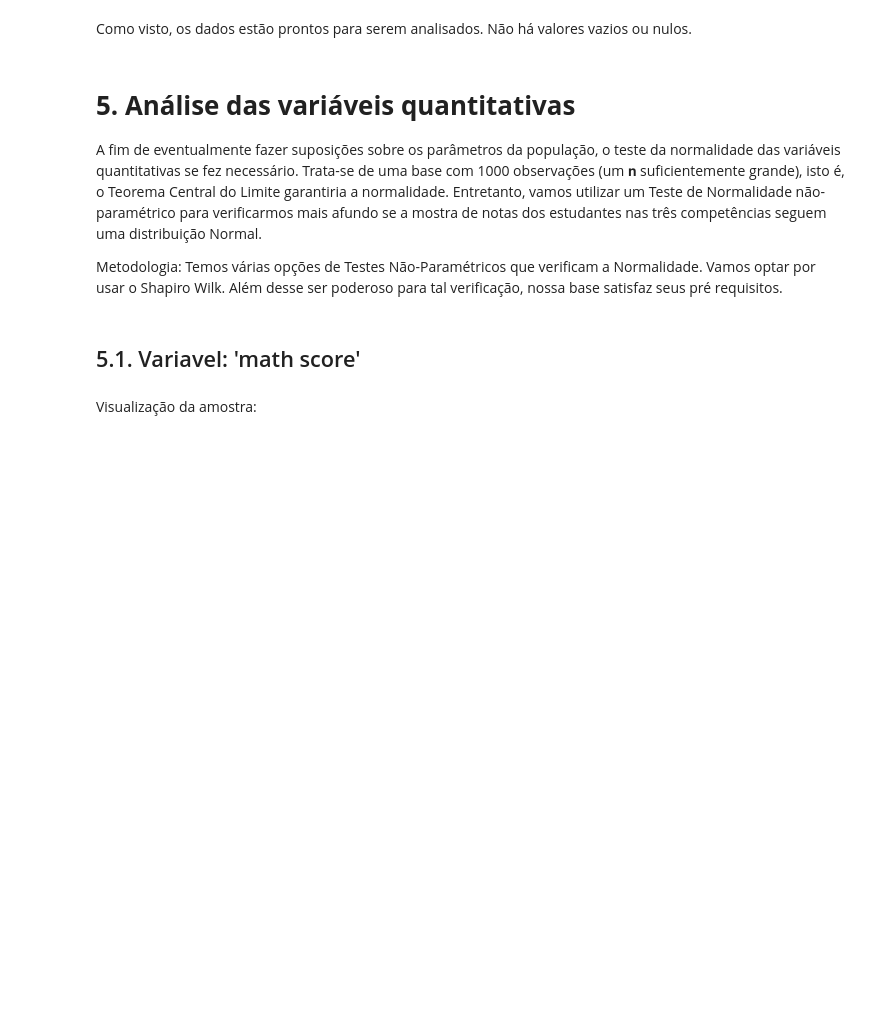
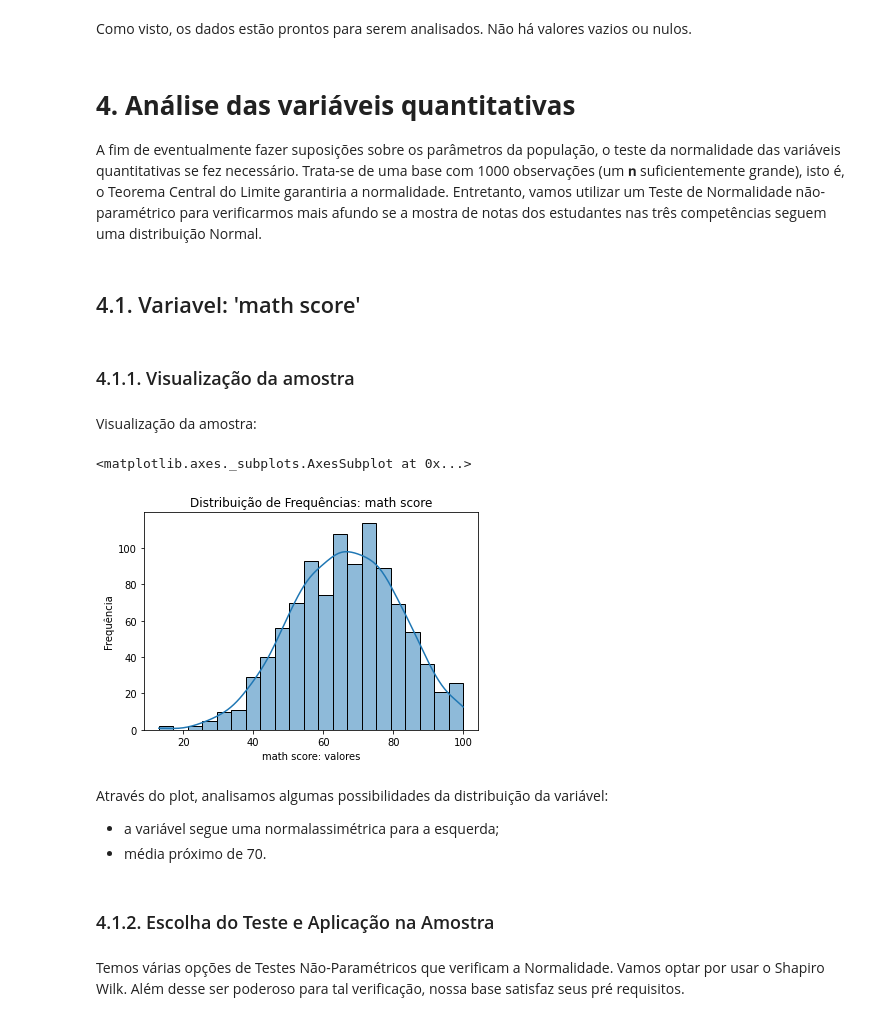
Before and after one commit to GabriellFelipe07/ExploratoryDataAnalysis_StudentsPerformance, a Jupyter notebook: Students_Performace_in_Exams.ipynb, the cells around one changed output. Saved outputs shown, nothing was run; the diff lists cells and outputs as text; code cells hidden in the pictures; blank space fills up the shorter version.

```diff
--- a/Students_Performace_in_Exams.ipynb
+++ b/Students_Performace_in_Exams.ipynb
@@ -124,12 +125,11 @@ data.isna()
 # %% [markdown]
 Como visto, os dados estão prontos para serem analisados. Não há valores vazios ou nulos.
 # %% [markdown]
-# **5. Análise das variáveis quantitativas**
+# **4. Análise das variáveis quantitativas**
 A fim de eventualmente fazer suposições sobre os parâmetros da população, o teste da normalidade das variáveis quantitativas se fez necessário. Trata-se de uma base com 1000 observações (um 𝐧 suficientemente grande), isto é, o Teorema Central do Limite garantiria a normalidade. Entretanto, vamos utilizar um Teste de Normalidade não-paramétrico para verificarmos mais afundo se a mostra de notas dos estudantes nas três competências seguem uma distribuição Normal.
-
-Metodologia:
-Temos várias opções de Testes Não-Paramétricos que verificam a Normalidade. Vamos optar por usar o Shapiro Wilk. Além desse ser poderoso para tal verificação, nossa base satisfaz seus pré requisitos.
 # %% [markdown]
-## 5.1. Variavel: 'math score'
+## 4.1. Variavel: 'math score'
+# %% [markdown]
+### 4.1.1. Visualização da amostra
 # %% [markdown]
 Visualização da amostra:
@@ -139,0 +136,16 @@ plt.xlabel('Data')
+# %%
+plt.xlabel('math score: valores')
+plt.ylabel('Frequência')
+plt.title('Distribuição de Frequências: math score')
+sns.histplot(data=data, x="math score", kde=True)
+# %% [output]
+<matplotlib.axes._subplots.AxesSubplot at 0x...>
+[figure, added]
+# %% [markdown]
+Através do plot, analisamos algumas possibilidades da distribuição da variável:
+- a variável segue uma normalassimétrica para a esquerda;
+- média próximo de 70.
+# %% [markdown]
+### 4.1.2. Escolha do Teste e Aplicação na Amostra
+# %% [markdown]
+Temos várias opções de Testes Não-Paramétricos que verificam a Normalidade. Vamos optar por usar o Shapiro Wilk. Além desse ser poderoso para tal verificação, nossa base satisfaz seus pré requisitos.
```
Also changed, not shown: parts of 37 cells of this notebook.
